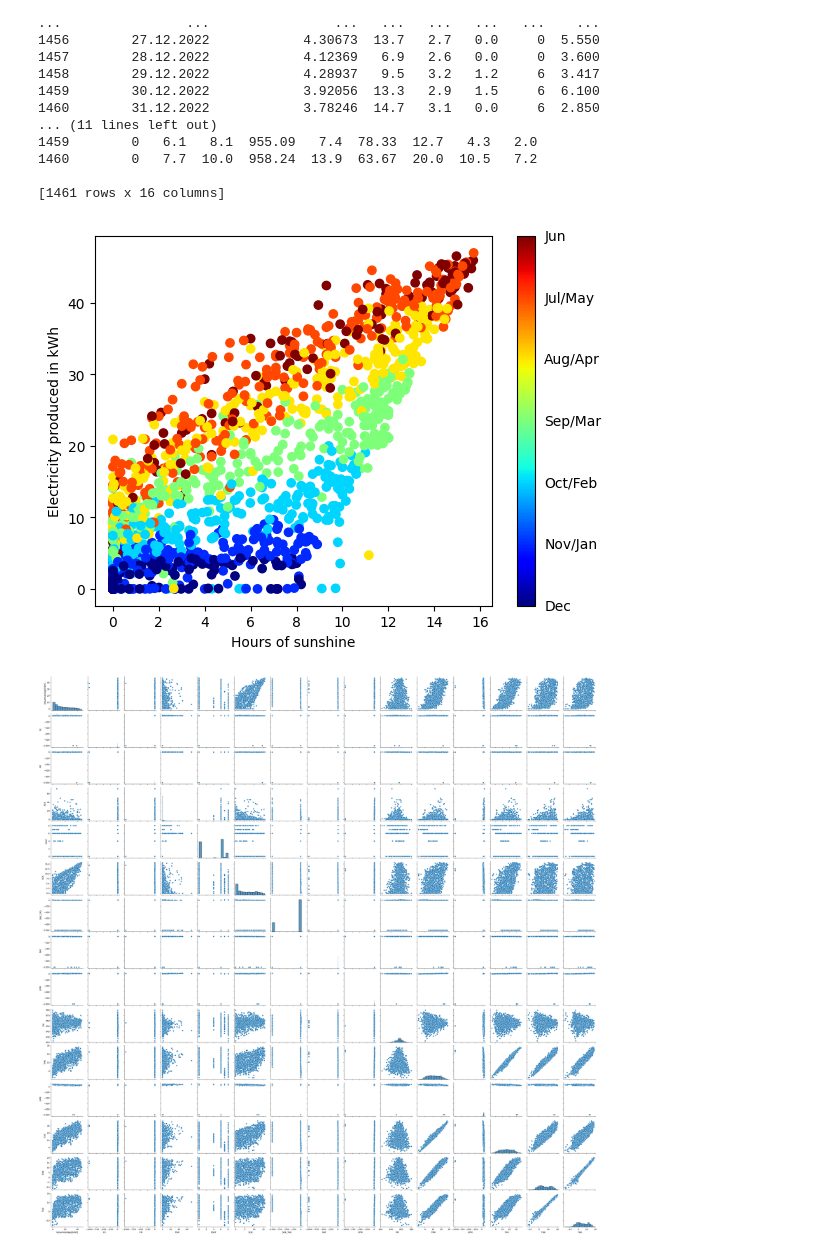
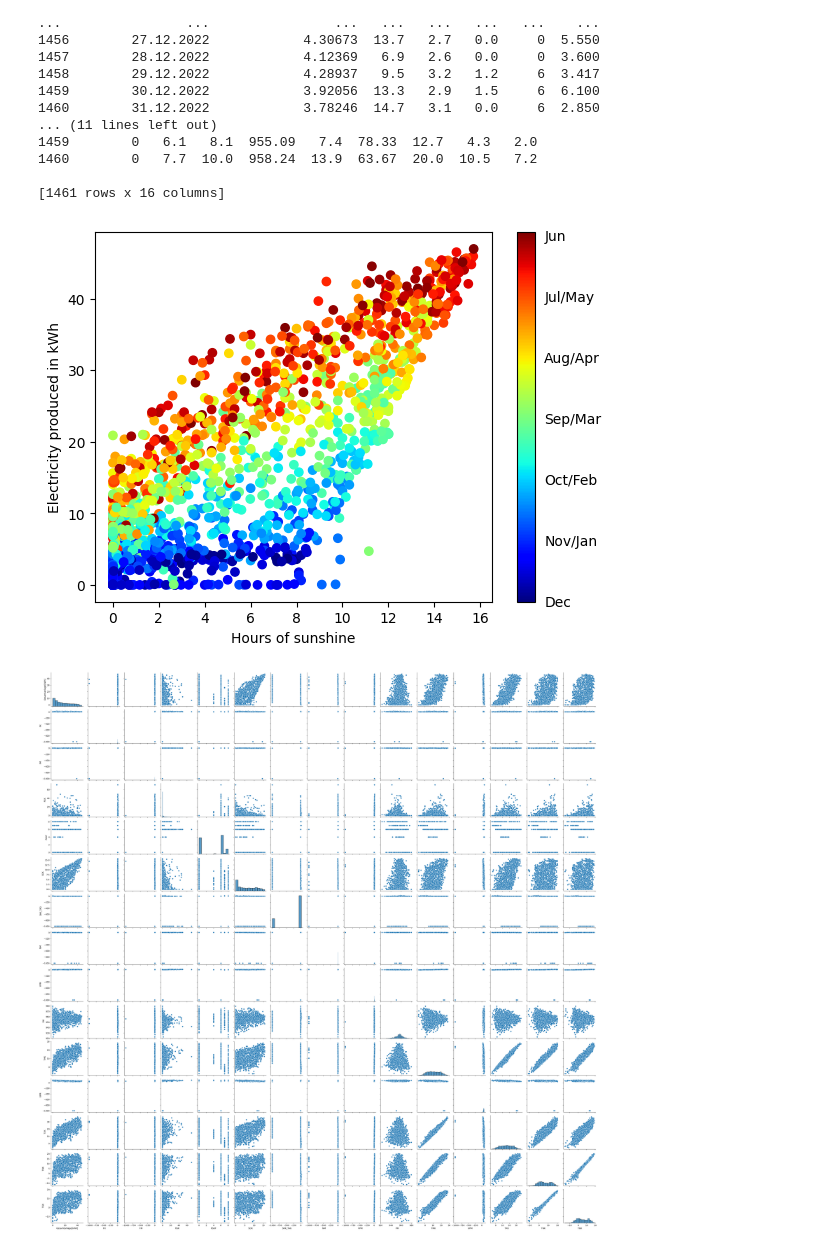
Before and after one commit to Xploeng/DataLiteracy, a Jupyter notebook: Untitled.ipynb, the cells around one changed output. Cells and saved outputs as stored; diff of their text form; code cells hidden in the pictures.

Commit message:
adds continuous color scale for scatter plot

```diff
--- a/Untitled.ipynb
+++ b/Untitled.ipynb
@@ -35,32 +35,45 @@ print(df)
 # %%
 # from LEO
 # Group by month:
 n_days = len(df)
 
 months_from_june = []
 for k in range(n_days):
     months_from_june.append(6 - np.abs(int(df["Datum und Uhrzeit"][k][3:5])-6))
 
+continous_days =  []
+for k in range(n_days):
+    if k <= 365 + 59: # 29.02.2020
+        if k % 365 < np.ceil(365/2):
+            continous_days.append(k % 365)
+        else:
+            continous_days.append(365 - (k % 365))
+    else:
+        if (k-1) % 365 < np.ceil(365/2):
+            continous_days.append((k-1) % 365)
+        else:
+            continous_days.append(365 - ((k-1) % 365))
 
 # Plotting:
 fig, ax = plt.subplots()
 
-sc = plt.scatter(df[" SDK"], df["Gesamtanlage[kWh]"], c=months_from_june, cmap='jet')
+#sc = plt.scatter(df[" SDK"], df["Gesamtanlage[kWh]"], c=months_from_june, cmap='jet')
+sc = plt.scatter(df[" SDK"], df["Gesamtanlage[kWh]"], c=continous_days, cmap='jet')
 
 cbar = plt.colorbar(sc)
 cbar.ax.get_yaxis().set_ticks([])
 
 for j, month in enumerate(['Dec','Nov/Jan','Oct/Feb','Sep/Mar','Aug/Apr','Jul/May','Jun']):
-    cbar.ax.text(1.5, j, month, ha='left', va='center')
+    cbar.ax.text(1.5, j * 30, month, ha='left', va='center')
     #cbar.ax.text(1.5, 6/7*(j + .5), month, ha='left', va='center')
 
 plt.xlabel("Hours of sunshine")
 plt.ylabel("Electricity produced in kWh")
 
-plt.savefig("plots/kWh-sunshine_scatter.png")
+#plt.savefig("plots/kWh-sunshine_scatter.png")
 plt.show()
 # %% [output]
-[figure, old version]
+[figure, new version]
 # %%
 sns.pairplot(df)
 plt.savefig("plots/pairwise_corr.png")
```
